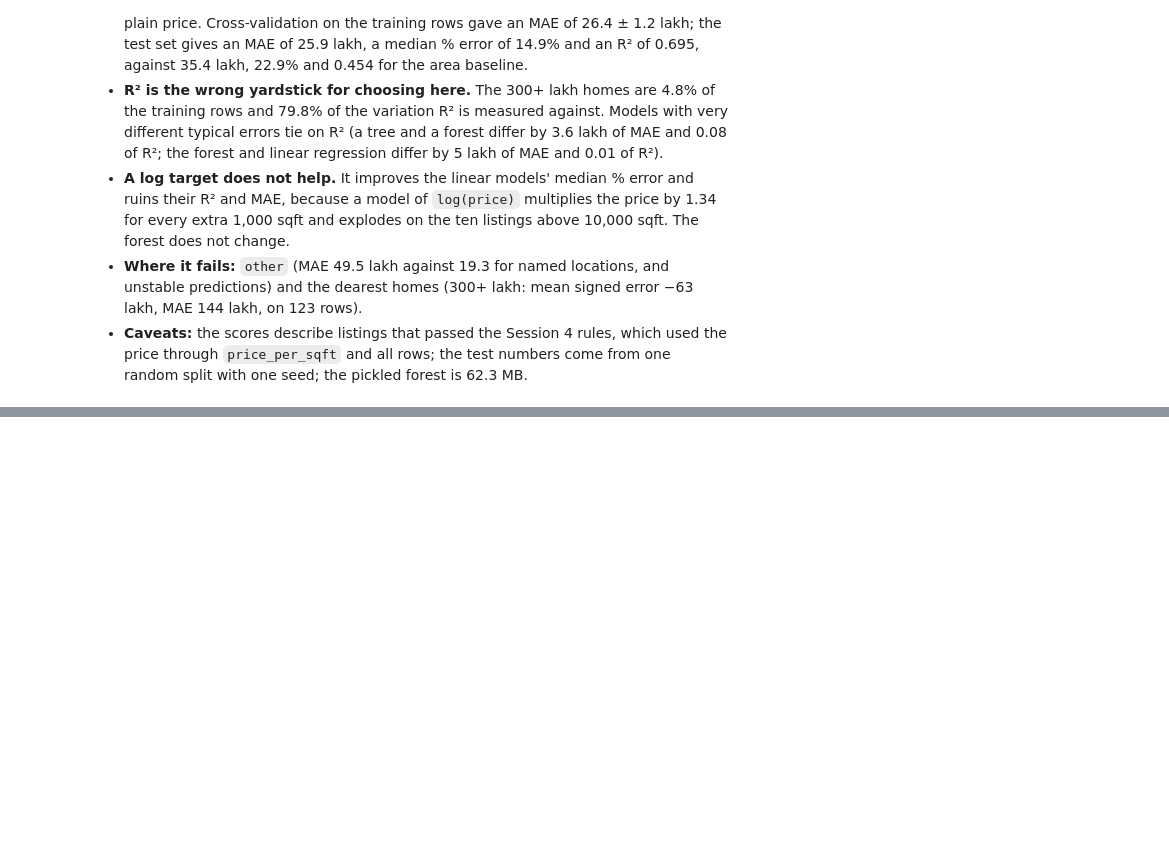
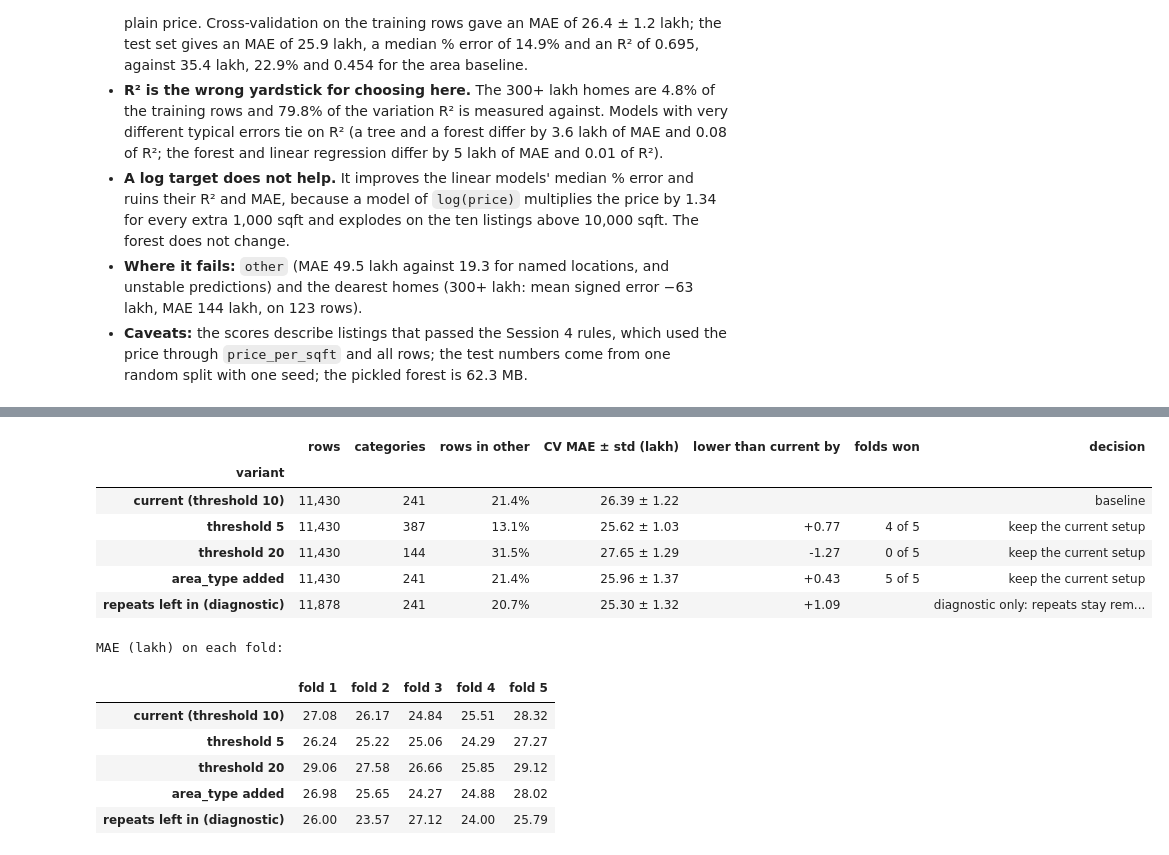
Before and after one commit to shivam-jund/bengaluru-house-price-prediction, a Jupyter notebook: model/price_prediction.ipynb, the cells around one changed output, grey strips where cells are left out. Saved outputs shown, nothing was run; the diff lists cells and outputs as text; code cells hidden in the pictures; blank space fills up the shorter version.

Commit message:
Update house price prediction notebook with deployment workflow

```diff
--- a/model/price_prediction.ipynb
+++ b/model/price_prediction.ipynb
@@ -683,7 +685,10 @@ Name: count, dtype: int64
 # %% [markdown]
 The commas (56 rows) and periods (3 rows) are trailing punctuation. The single `)` closes a bracket in "Kengeri Satellite Town ( BDA SITE)" and belongs to the name, so only commas, periods and the spaces in front of them are removed.
 # %%
-stripped = ws.str.rstrip(" ,.")                # remove trailing commas, periods and the spaces in front of them
+from pricing import normalize_location        # the function the API uses too (model/pricing.py, written in Session 6)
+
+stripped = df3["location"].map(normalize_location)       # whitespace collapsed; trailing commas, periods and the spaces before them removed
+assert (stripped == ws.str.rstrip(" ,.")).all()          # the same names as the step-by-step version above
 assert (stripped.str.len() > 0).all()          # no name has become empty
 key = stripped.str.casefold()                  # one key per place, whatever the capitalisation
 
@@ -884,9 +889,9 @@ SEED = 42          # every random sample below uses this seed, so the same rows
 MIN_ROWS = 10      # a location needs at least this many rows to get its own fences (Rule 3)
 
 # The cleaned location names from before the rare ones became "other". Session 3 overwrote them in df3,
-# so they are rebuilt here with the same steps, as a separate Series aligned to the frame by row label.
+# so they are rebuilt here with the same function (`normalize_location`), as a separate Series aligned to the frame by row label.
 # Fences and counts below use this Series, never the grouped df4["location"].
-cleaned = df2["location"].str.split().str.join(" ").str.rstrip(" ,.")
+cleaned = df2["location"].map(normalize_location)
 location_clean = cleaned.groupby(cleaned.str.casefold()).transform(lambda spellings: spellings.mode().iloc[0])
 
 kept_name = df3["location"] != OTHER
@@ -2343,0 +2378,62 @@ Each decision with its row impact, as seen while the notebook ran on this data.
+# %%
+def run_variant(features, target, categorical, same_rows=True):
+    """Cross-validate one variant on its training rows. The test part of the data is not used."""
+    if same_rows:
+        X_fit, y_fit = features.loc[X_train.index], target.loc[X_train.index]                           # the Session 5 training rows
+    else:
+        X_fit, _, y_fit, _ = train_test_split(features, target, test_size=0.2, random_state=SEED)       # the 20% part is thrown away unused
+    return {"rows": len(features), "categories": features["location"].nunique(),
+            "in other": (features["location"] == OTHER).mean(), "fold MAEs": forest_cv(X_fit, y_fit, categorical)}
+
+
+repeats_kept = clean_rows(df3, remove_repeats=False)
+runs = {
+    "current (threshold 10)": run_variant(X, y, ["location"]),
+    "threshold 5": run_variant(X.assign(location=grouped_location(5).loc[X.index]), y, ["location"]),
+    "threshold 20": run_variant(X.assign(location=grouped_location(20).loc[X.index]), y, ["location"]),
+    "area_type added": run_variant(X.assign(area_type=df_raw.loc[X.index, "area_type"]), y, ["location", "area_type"]),
+    "repeats left in (diagnostic)": run_variant(repeats_kept[FEATURES], repeats_kept["price"], ["location"], same_rows=False),
+}
+
+current = runs["current (threshold 10)"]["fold MAEs"]
+assert np.allclose(current, folds["RandomForest"]["MAE (lakh)"])                 # the Session 5 fold scores of the winning forest
+
+table = []
+for name, run in runs.items():
+    maes = run["fold MAEs"]
+    paired = name != "repeats left in (diagnostic)"
+    gain = current.mean() - maes.mean()                                           # positive = the variant is better
+    wins = int((maes < current).sum())
+    if name.startswith("current"):
+        decision = "baseline"
+    elif not paired:
+        decision = "diagnostic only: repeats stay removed"
+    else:
+        decision = "adopt" if gain >= 1 and wins >= 4 else "keep the current setup"
+    table.append({
+        "variant": name, "rows": f"{run['rows']:,}", "categories": run["categories"], "rows in other": f"{run['in other']:.1%}",
+        "CV MAE ± std (lakh)": f"{maes.mean():.2f} ± {maes.std(ddof=0):.2f}",
+        "lower than current by": f"{gain:+.2f}" if not name.startswith("current") else "",
+        "folds won": f"{wins} of 5" if paired and not name.startswith("current") else "",
+        "decision": decision,
+    })
+robustness = pd.DataFrame(table).set_index("variant")
+display(robustness)
+
+print("\nMAE (lakh) on each fold:")
+display(pd.DataFrame({name: run["fold MAEs"] for name, run in runs.items()}, index=[f"fold {k}" for k in range(1, 6)]).T.round(2))
+# %% [output]
+|  | rows | categories | rows in other | CV MAE ± std (lakh) | lower than current by | folds won | decision |
+| variant |  |  |  |  |  |  |  |
+| current (threshold 10) | 11,430 | 241 | 21.4% | 26.39 ± 1.22 |  |  | baseline |
+| threshold 5 | 11,430 | 387 | 13.1% | 25.62 ± 1.03 | +0.77 | 4 of 5 | keep the current setup |
+| threshold 20 | 11,430 | 144 | 31.5% | 27.65 ± 1.29 | -1.27 | 0 of 5 | keep the current setup |
+| area_type added | 11,430 | 241 | 21.4% | 25.96 ± 1.37 | +0.43 | 5 of 5 | keep the current setup |
+| repeats left in (diagnostic) | 11,878 | 241 | 20.7% | 25.30 ± 1.32 | +1.09 |  | diagnostic only: repeats stay rem... |
+MAE (lakh) on each fold:
+|  | fold 1 | fold 2 | fold 3 | fold 4 | fold 5 |
+| current (threshold 10) | 27.08 | 26.17 | 24.84 | 25.51 | 28.32 |
+| threshold 5 | 26.24 | 25.22 | 25.06 | 24.29 | 27.27 |
+| threshold 20 | 29.06 | 27.58 | 26.66 | 25.85 | 29.12 |
+| area_type added | 26.98 | 25.65 | 24.27 | 24.88 | 28.02 |
+| repeats left in (diagnostic) | 26.00 | 23.57 | 27.12 | 24.00 | 25.79 |
```
Also changed, not shown: parts of 23 cells of this notebook.
